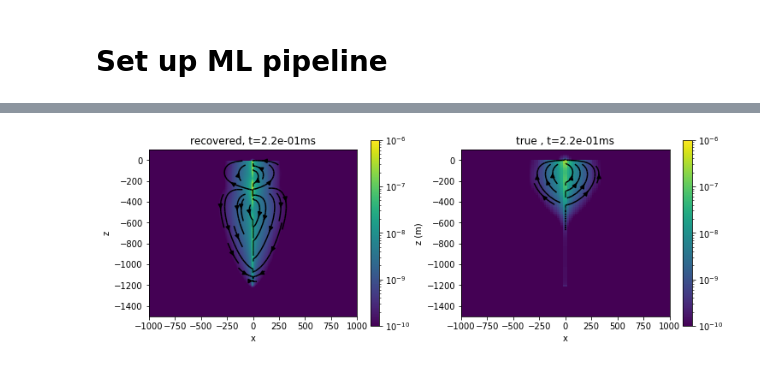
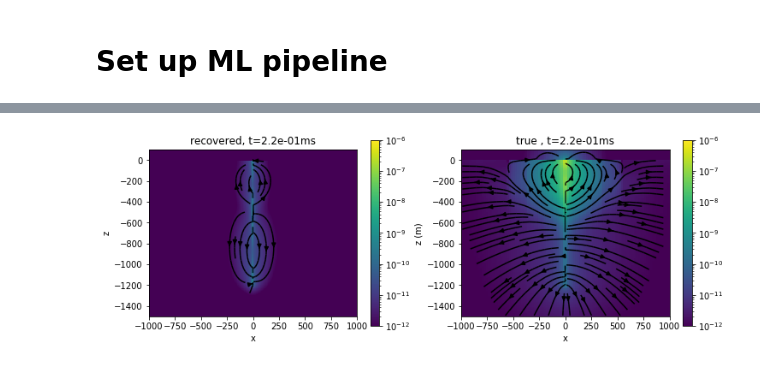
Before and after one commit to lheagy/heagy-2019-casing-ml, a Jupyter notebook: notebooks/pytorch_pipeline_single_well.ipynb, the cells around one changed output, grey strips where cells are left out. Saved outputs shown, nothing was run; the diff lists cells and outputs as text; code cells hidden in the pictures.

```diff
--- a/notebooks/pytorch_pipeline_single_well.ipynb
+++ b/notebooks/pytorch_pipeline_single_well.ipynb
@@ -640,7 +743,7 @@ nspatial = len(z)
 ntimes = sim.nT + 1
 nsrcz = len(z)
 
-x_bounds = np.r_[1, 1000]
+x_bounds = np.r_[5, 1000]
 z_bounds = np.r_[-2000, 0]
 # %%
 class ForwardSimulation(torch.autograd.Function):
@@ -659,21 +762,21 @@ class ForwardSimulation(torch.autograd.Function):
 
         # create source
         source, source_grad = create_source(sim, model, source_vec.data.numpy(), trial_directory)
-        rhs = getRHS(sim, source)
+#         rhs = getRHS(sim, source)
 
         ctx.source_grad = source_grad
 
         # compute fields
         f = fields(sim, source)
 
-        if getattr(ctx, 'P', None) is None:
+        if getattr(ctx, 'inds', None) is None:
             inds = inds = get_j_inds(
                 mesh, sim, x_bounds=x_bounds, z_bounds=z_bounds
             )
             ctx.inds = inds
 
         # project data
-        j_compare = (discretize.utils.mkvc(f))[inds]
+        j_compare = (discretize.utils.mkvc(f))[ctx.inds]
 
         if dtype == torch.float32:
             return torch.from_numpy(j_compare).float()
@@ -777,8 +880,8 @@ else:
     jd = jd.float()
     w = w.float()
 
-s0_scaling = 1
-learning_rate = 1
+s0_scaling = 1e-4
+learning_rate = 1e-5
 
 plt.hist(1./(std * np.abs(jd_numpy) + floor));
 # optimizer = torch.optim.SGD(s0, lr=learning_rate)
@@ -940,5 +1073,5 @@ cb.ax.invert_yaxis()
 # %%
 # load up objects
 # model, mesh, sim = load_trial(trial_directory)
-src, _ = create_source(sim, model, s0.data.numpy(), trial_directory)
+src, _ = create_source(sim, model, s0_scaling * s0.data.numpy(), trial_directory)
 # %%
@@ -981,7 +1117,7 @@ fig, ax = plt.subplots(1, 2, figsize=(12, 4))
 xlim = np.r_[-1000, 1000]
 zlim = np.r_[-1500, 100]
 sample_grid = np.r_[5., 5.]
-clim = np.r_[1e-10, 1e-6]
+clim = np.r_[1e-12, 1e-6]
 
 out = mesh.plotImage(
     mesh.aveF2CCV * j_rec[:, tind],
@@ -989,34 +1125,34 @@ out = mesh.plotImage(
     vType="CCv",
     ax=ax[0], mirror=True,
     range_x=xlim,
     range_y=zlim,
     sample_grid = sample_grid,
     pcolorOpts={"norm":LogNorm()},
     clim=clim,
     stream_threshold=clim.min()
 )
 
 plt.colorbar(out[0], ax=ax[0])
 
 ax[0].set_title(f"recovered, t={sim.times[tind]*1e3:1.1e}ms")
 
 
 out2 = viewer.plot_cross_section(
     ax=ax[1], clim=clim, zlim=zlim,
     xlim=xlim,
     view='j', theta_ind=3, time_ind=tind,
     model_key='approx_casing', show_cb=True, casing_outline=False,
     prim_sec="secondary"
 #     stream_opts={"density":0.75, "color": "k", "arrowsize": 2}
 )
 # ax[1].set_ylim(np.r_[-max_depth, top])
 ax[1].set_ylabel('z (m)')
 ax[1].set_title(f"true , t={sim.times[tind]*1e3:1.1e}ms")
 
 for a in ax:
     a.set_aspect(1)
 # %% [output]
-[figure, old version]
+[figure, new version]
 # %%
 j_pred_plot = j_pred.data.numpy()
 jd_plot = jd.data.numpy()
```
Also changed, not shown: parts of 28 cells of this notebook, 2 other files.
